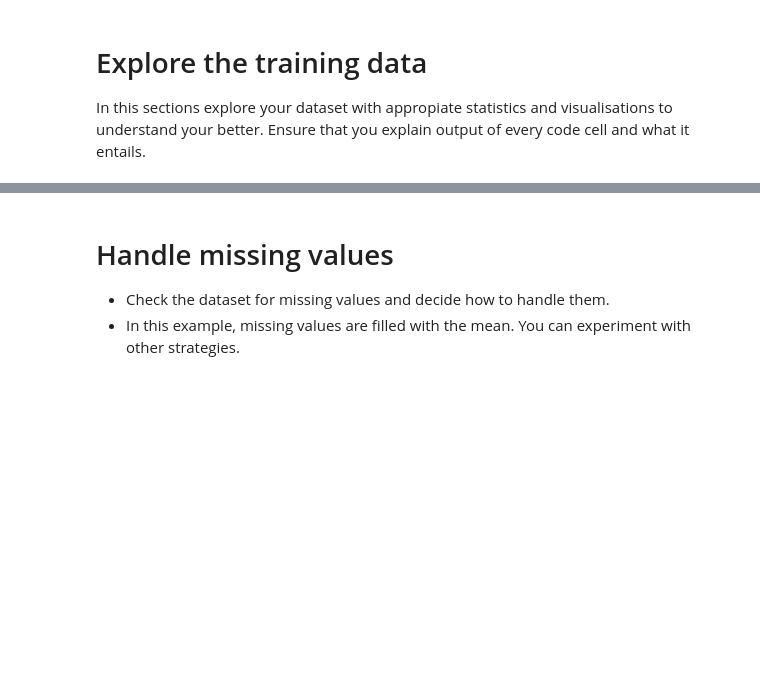
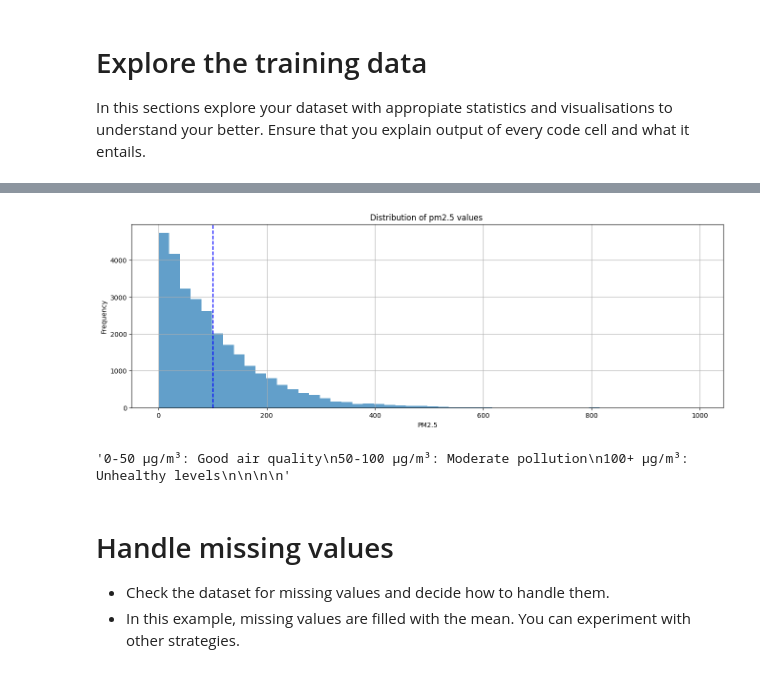
Before and after one commit to j-agbaje/Beijing_PM2.5_forecasting_model, a Jupyter notebook: air_quality_forecasting_starter_code.ipynb, the cells around one changed output, grey strips where cells are left out. Cells and saved outputs as stored; diff of their text form; code cells hidden in the pictures; blank space fills up the shorter version.

```diff
--- a/air_quality_forecasting_starter_code.ipynb
+++ b/air_quality_forecasting_starter_code.ipynb
@@ -116,3 +173,22 @@ train['pm2.5'].plot()
+# %%
+plt.figure(figsize=(16,5))
+train['pm2.5'].dropna().hist(bins=50, color="tab:blue", alpha=0.7)
+plt.title("Distribution of pm2.5 values ")
+plt.xlabel("PM2.5")
+plt.ylabel("Frequency")
+plt.axvline(train['pm2.5'].mean(), color='blue', linestyle='--', label='Mean')
+plt.show()
+
+"""0-50 μg/m³: Good air quality
+50-100 μg/m³: Moderate pollution
+100+ μg/m³: Unhealthy levels
+
+
+
+"""
+# %% [output]
+[figure, added]
+'0-50 μg/m³: Good air quality\n50-100 μg/m³: Moderate pollution\n100+ μg/m³: Unhealthy levels\n\n\n\n'
 # %% [markdown]
 # Handle missing values
 
```
Also changed, not shown: parts of 15 cells of this notebook.
